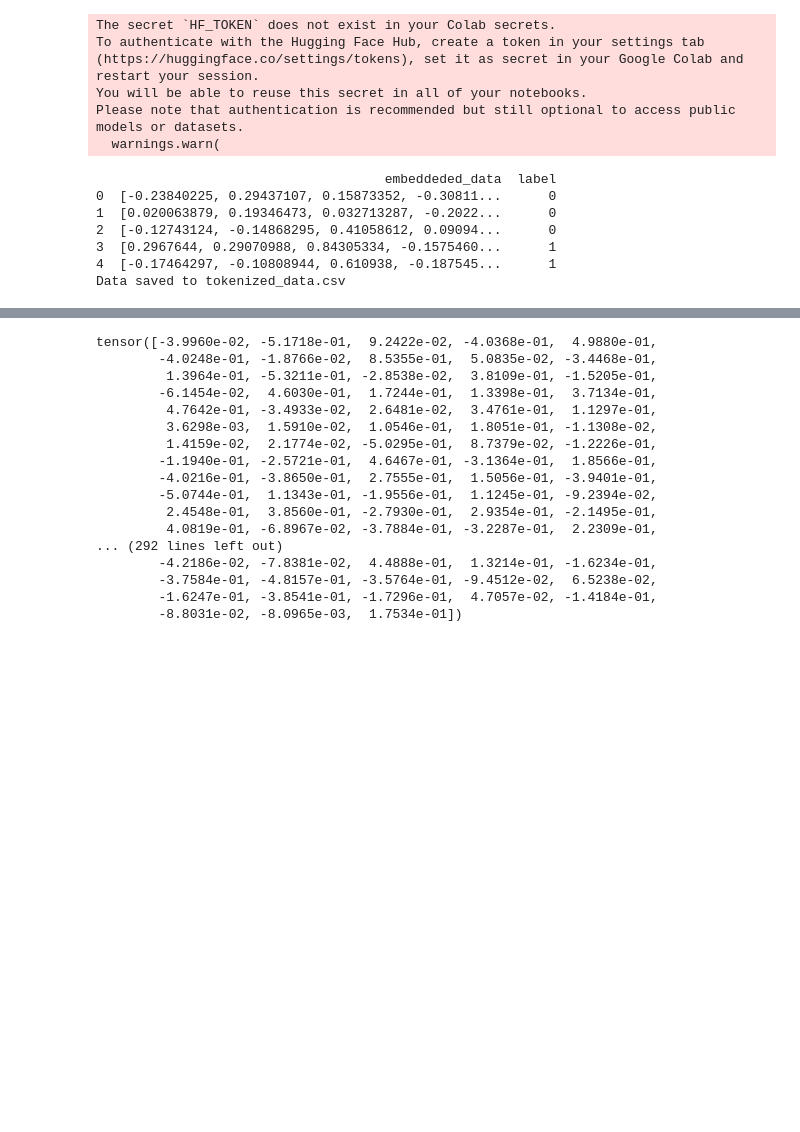
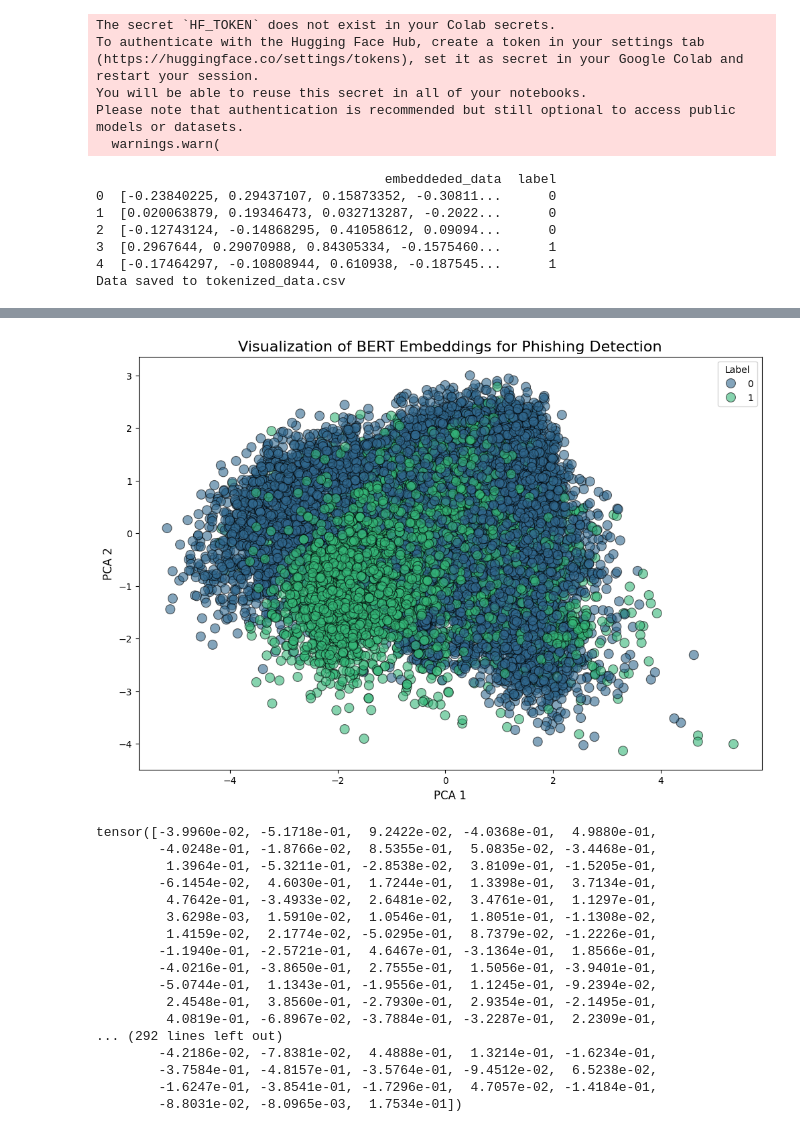
Before and after one commit to TubiSmadar/BoTeacher, a Jupyter notebook: phishing_check_visu.ipynb, the cells around one changed output, grey strips where cells are left out. Drawn from its saved outputs; the diff is of its cells as text; code cells hidden in the pictures; blank space fills up the shorter version.

```diff
--- a/phishing_check_visu.ipynb
+++ b/phishing_check_visu.ipynb
@@ -463,3 +463,80 @@ Please note that authentication is recommended but still optional to access publ
 3  [0.2967644, 0.29070988, 0.84305334, -0.1575460...      1
 4  [-0.17464297, -0.10808944, 0.610938, -0.187545...      1
 Data saved to tokenized_data.csv
+# %%
+import torch
+import pandas as pd
+import re
+import numpy as np
+from datasets import load_dataset
+from transformers import AutoTokenizer, AutoModel
+from sklearn.decomposition import PCA
+import seaborn as sns
+import matplotlib.pyplot as plt
+from sklearn.manifold import TSNE
+
+# Load the tokenizer and model
+tokenizer = AutoTokenizer.from_pretrained("bert-base-uncased")
+model = AutoModel.from_pretrained("bert-base-uncased")
+
+# Move model to GPU
+device = torch.device('cuda' if torch.cuda.is_available() else 'cpu')
+model.to(device)
+
+def text_to_embedding(text):
+    # Tokenize and create input IDs
+    inputs = tokenizer(text, return_tensors="pt", padding=True, truncation=True)
+
+    # Move inputs to GPU
+    inputs = {key: val.to(device) for key, val in inputs.items()}
+
+    with torch.no_grad():
+        # Get embeddings from BERT
+        outputs = model(**inputs)
+        # Mean pooling to create a single sentence embedding
+        sentence_embedding = outputs.last_hidden_state.mean(dim=1)
+    return sentence_embedding.squeeze().cpu().numpy()  # Move result back to CPU
+
+# Load the phishing dataset
+dataset = load_dataset("ealvaradob/phishing-dataset", "texts", trust_remote_code=True)
+
+# Extract the texts and labels
+texts = [example['text'] for example in dataset['train']]
+labels = [example['label'] for example in dataset['train']]
+
+# Prepare a list for embedded data
+embedded_data = []
+for text in texts:
+    embedded_data.append(text_to_embedding(text))
+
+# Convert to a numpy array for easier manipulation
+embeddings = np.array(embedded_data)
+
+# Step 1: Dimensionality Reduction (using PCA or t-SNE)
+
+# Option 1: Use PCA to reduce to 2D for visualization
+pca = PCA(n_components=2)
+reduced_embeddings = pca.fit_transform(embeddings)
+
+# Option 2: Use t-SNE (you can experiment with this)
+# tsne = TSNE(n_components=2, random_state=42)
+# reduced_embeddings = tsne.fit_transform(embeddings)
+
+# Step 2: Visualize using Seaborn/Matplotlib
+# Convert reduced embeddings into a DataFrame
+df = pd.DataFrame(reduced_embeddings, columns=['x', 'y'])
+df['label'] = labels
+
+# Create a scatter plot using Seaborn
+plt.figure(figsize=(12, 8))
+sns.scatterplot(x='x', y='y', hue='label', palette='viridis', data=df, s=100, alpha=0.6, edgecolor='k')
+
+# Add plot titles and labels
+plt.title('Visualization of BERT Embeddings for Phishing Detection', fontsize=16)
+plt.xlabel('PCA 1', fontsize=12)
+plt.ylabel('PCA 2', fontsize=12)
+
+# Show the plot
+plt.legend(title='Label', loc='best')
+plt.show()
+# %% [output]
@@ -466,3 +548,4 @@ Data saved to tokenized_data.csv
+[figure, added]
 # %%
 import torch
 import numpy as np
```
Also changed, not shown: parts of 1 cell of this notebook.
